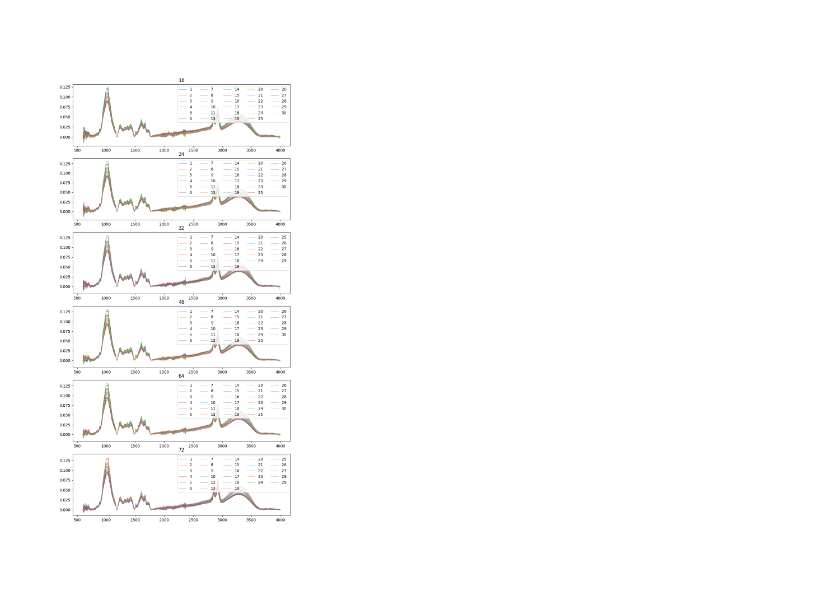
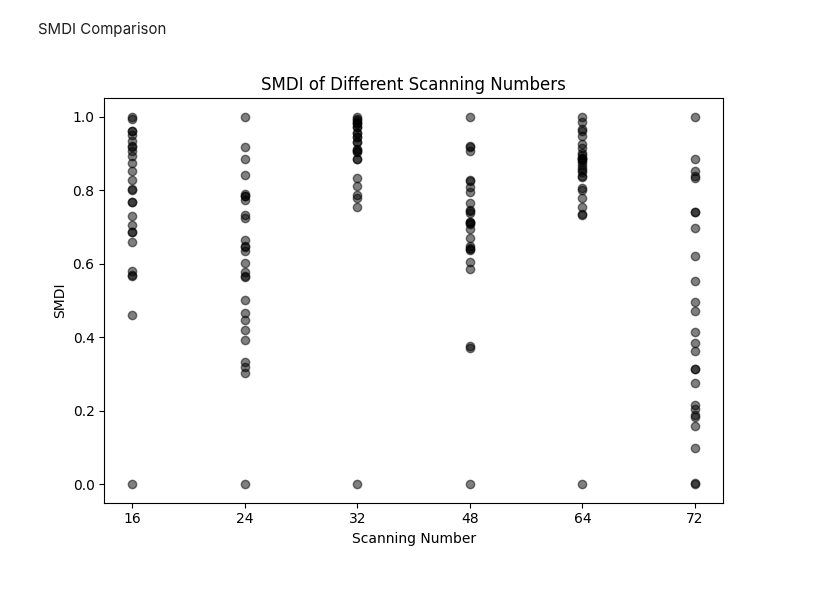
Before and after one commit to akaeii/c-semp_pollen_e-beam, a Jupyter notebook: mdi_optimization/visualization.ipynb, the cells around one changed output. Saved outputs shown, nothing was run; the diff lists cells and outputs as text; code cells hidden in the pictures.

```diff
--- a/mdi_optimization/visualization.ipynb
+++ b/mdi_optimization/visualization.ipynb
@@ -45,18 +47,29 @@ master_fig.tight_layout()
-# %%
-#checking for background scan contamination in scanning nos: 24, 32, 48
-plt.close('all')
-anomalous, axes = plt.subplots(6,1, figsize=[10,20])
-anomalous_scan_nos = [scan_16, scan_24, scan_32, scan_48, scan_64, scan_72]
-sn = [16, 24, 32, 48, 64, 72]
-
-for index, (axis, df) in enumerate(zip(axes.flatten(), anomalous_scan_nos)):
-
-    for sample in df.columns[1:]:
-        axis.plot(wave_no, df[sample],
-                  linewidth=0.5,
-                  label=sample.replace('sample_',''))
-        axis.set(title=f'{sn[index]}')
-        axis.legend(ncols=5,
-                    loc = 'upper right')
-# %% [output]
-[figure, removed]
+# %% [markdown]
+SMDI Comparison
+# %%
+input_dir = 'smdi_results'
+csv_paths = glob.glob(f'{input_dir}/*_scans.csv')
+smdi_16, smdi_24, smdi_32, smdi_48, smdi_64, smdi_72 = [pd.read_csv(path) for path in csv_paths]
+pooled_smdi_df = [smdi_16, smdi_24, smdi_32, smdi_48, smdi_64, smdi_72]
+# %%
+plt.close('all')
+smdi_comp, axis = plt.subplots(1,1, figsize=(7,5))
+#smdi_comp.suptitle('Optimization ATR-FTIR Spectra Utilizing Moment Distance Index (MDI)')
+xtl = [16,24,32,48,64,72]
+xt = [i for i in range(len(pooled_smdi_df))]
+
+for no, df in zip(xt, pooled_smdi_df):
+    smdi = df.iloc[1:, 0]
+    axis.scatter([no]*len(smdi), smdi,
+                 alpha=0.5,
+                 color='black')
+
+axis.set(xticks=xt,
+         xticklabels=xtl,
+         title='SMDI of Different Scanning Numbers',
+         xlabel='Scanning Number',
+         ylabel='SMDI')
+
+smdi_comp.tight_layout()
+# %% [output]
+[figure, added]
```
Also changed, not shown: parts of 3 cells of this notebook.
